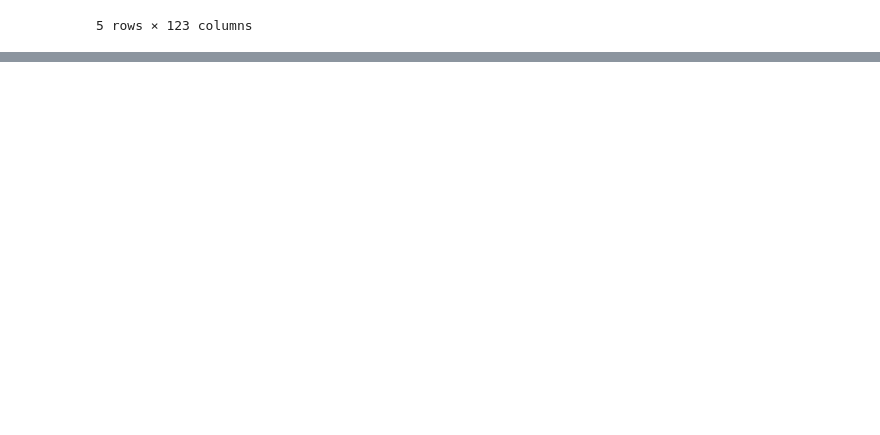
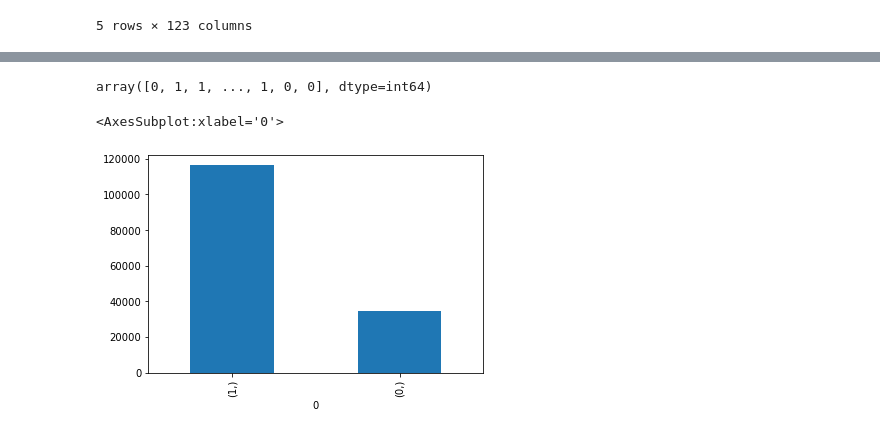
Before and after one commit to RajeeNatch/Project_Underwriters, a Jupyter notebook: Credit_Risk_Evaluator.ipynb, the cells around one changed output, grey strips where cells are left out. Cells and saved outputs as stored; diff of their text form; code cells hidden in the pictures; blank space fills up the shorter version.

```diff
--- a/Credit_Risk_Evaluator.ipynb
+++ b/Credit_Risk_Evaluator.ipynb
@@ -309,3 +309,11 @@ final_df.head()
 # Write the CSV File
 outputfile = 'final_result.csv'
 final_df.to_csv(outputfile)
+# %%
+df_new = pd.read_csv(Path('final_result.csv'))
+# %%
+array = np.array(df_new.loc[50:,['CNT_CHILDREN','AMT_INCOME_TOTAL','AMT_CREDIT','REGION_POPULATION_RELATIVE','DAYS_BIRTH','DAYS_EMPLOYED','DAYS_REGISTRATION','DAYS_ID_PUBLISH',
+'FLAG_WORK_PHONE','FLAG_PHONE','REGION_RATING_CLIENT','REGION_RATING_CLIENT_W_CITY','HOUR_APPR_PROCESS_START','REG_CITY_NOT_WORK_CITY',
+'NAME_CONTRACT_TYPE_Cash loans','NAME_CONTRACT_TYPE_Revolving loans',
+'NAME_EDUCATION_TYPE_Higher education','NAME_EDUCATION_TYPE_Secondary / secondary special','NAME_FAMILY_STATUS_Married',
+'WEEKDAY_APPR_PROCESS_START_THURSDAY','ORGANIZATION_TYPE_Business Entity Type 3','ORGANIZATION_TYPE_Self-employed']])
@@ -311,0 +358,4 @@ final_df.to_csv(outputfile)
+# %%
+scaled = scaler.transform(array)
+
+print(scaled)
@@ -311,0 +376,11 @@ final_df.to_csv(outputfile)
+# %%
+clf.predict(scaled)
+# %% [output]
+array([0, 1, 1, ..., 1, 0, 0], dtype=int64)
+# %%
+var = pd.DataFrame(clf.predict(scaled))
+# %%
+var.value_counts().plot(kind = 'bar')
+# %% [output]
+<AxesSubplot:xlabel='0'>
+[figure, added]
```
Also changed, not shown: parts of 5 cells of this notebook, 3 other files.
